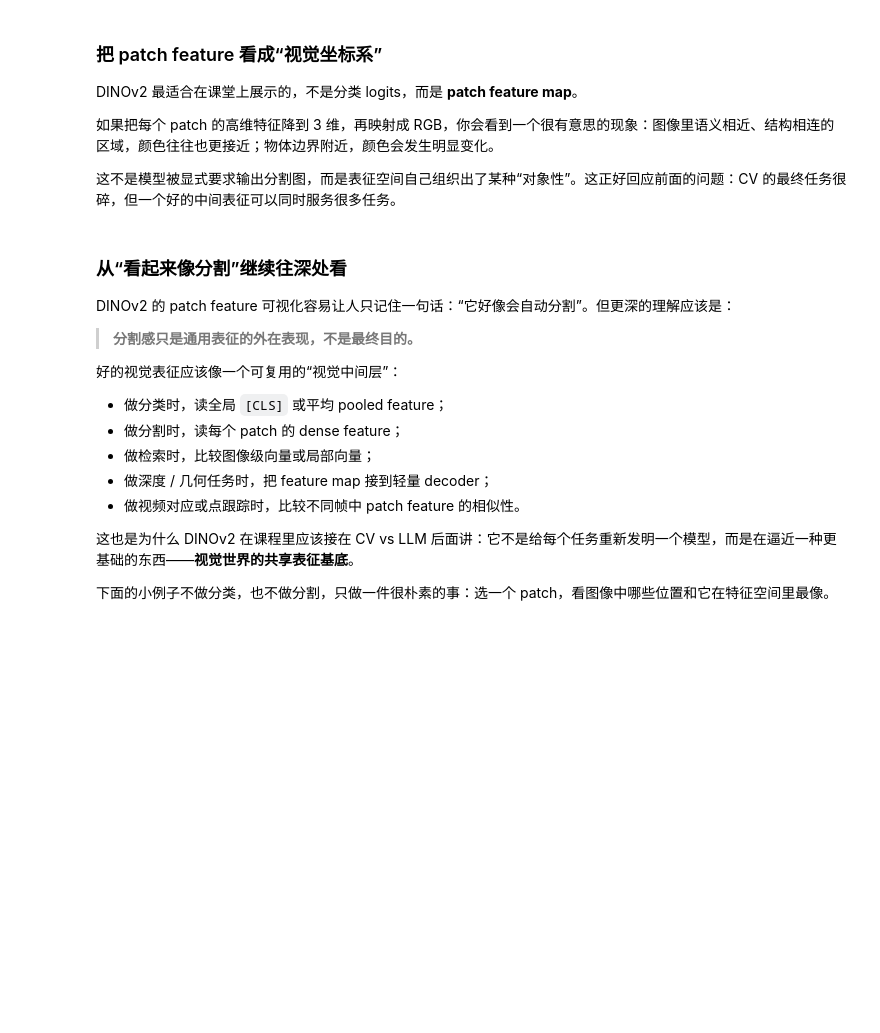
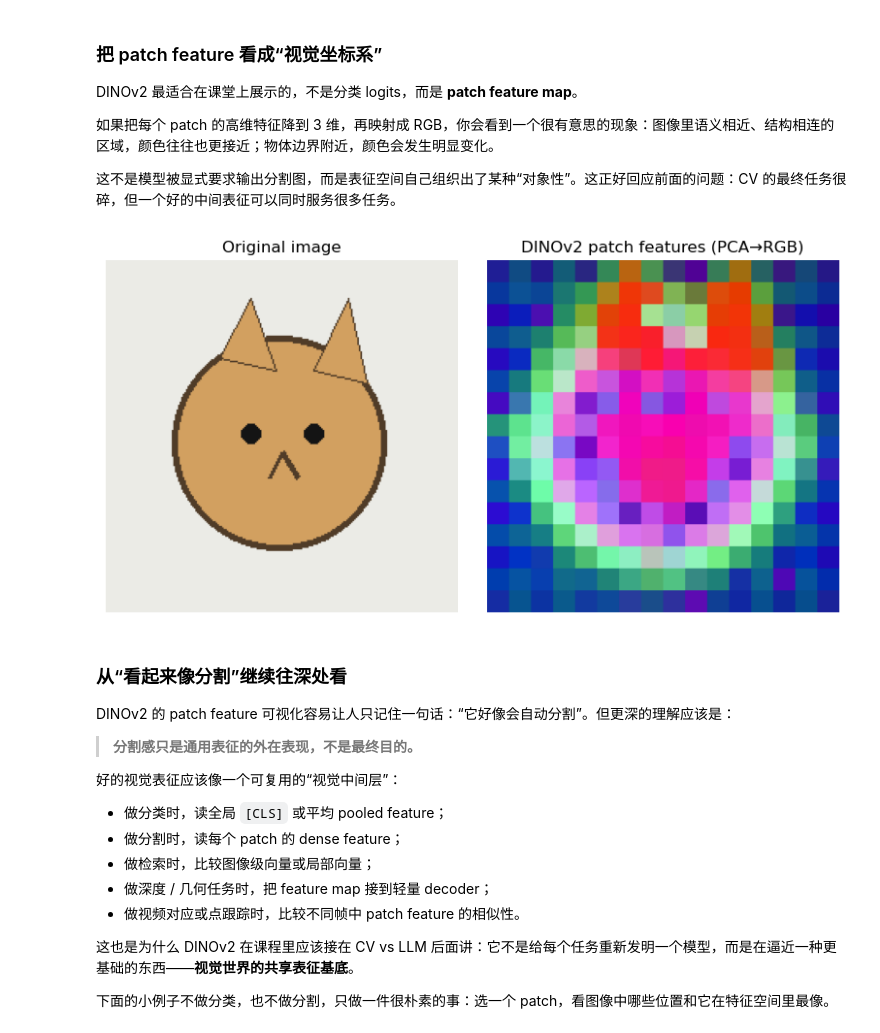
Before and after one commit to SII-mluyuan/deeplearning, a Jupyter notebook: class3/content.ipynb, the cells around one changed output. Cells and saved outputs as stored; diff of their text form; code cells hidden in the pictures; blank space fills up the shorter version.

```diff
--- a/class3/content.ipynb
+++ b/class3/content.ipynb
@@ -430,34 +442,36 @@ DINOv2 最适合在课堂上展示的，不是分类 logits，而是 **patch fea
 # 这不是语义分割标签，而是“表征空间长什么样”的可视化。
 
 def pca_rgb(features):
     """features: (N, D) -> (N, 3), values in [0, 1]."""
     features = features - features.mean(dim=0, keepdim=True)
     # torch.pca_lowrank 避免额外依赖 sklearn
     _, _, v = torch.pca_lowrank(features, q=3)
     projected = features @ v[:, :3]
     projected = (projected - projected.min(dim=0).values) / (
         projected.max(dim=0).values - projected.min(dim=0).values + 1e-6
     )
     return projected
 
-if dinov2_ready:
+if "patch_feats" in globals():
     patch_grid = int(patch_feats.shape[1] ** 0.5)  # 16
     rgb = pca_rgb(patch_feats[0]).reshape(patch_grid, patch_grid, 3).cpu()
     rgb_up = F.interpolate(
         rgb.permute(2, 0, 1).unsqueeze(0),
         size=(224, 224),
         mode='nearest'
     )[0].permute(1, 2, 0)
 
     fig, axes = plt.subplots(1, 2, figsize=(8, 4))
     axes[0].imshow(img.resize((224, 224)))
     axes[0].set_title('Original image')
     axes[0].axis('off')
     axes[1].imshow(rgb_up.numpy())
     axes[1].set_title('DINOv2 patch features (PCA→RGB)')
     axes[1].axis('off')
     plt.tight_layout()
     plt.show()
+# %% [output]
+[figure, added]
 # %% [markdown]
 ### 从“看起来像分割”继续往深处看
 
```
Also changed, not shown: parts of 5 cells of this notebook, 1 other file.
